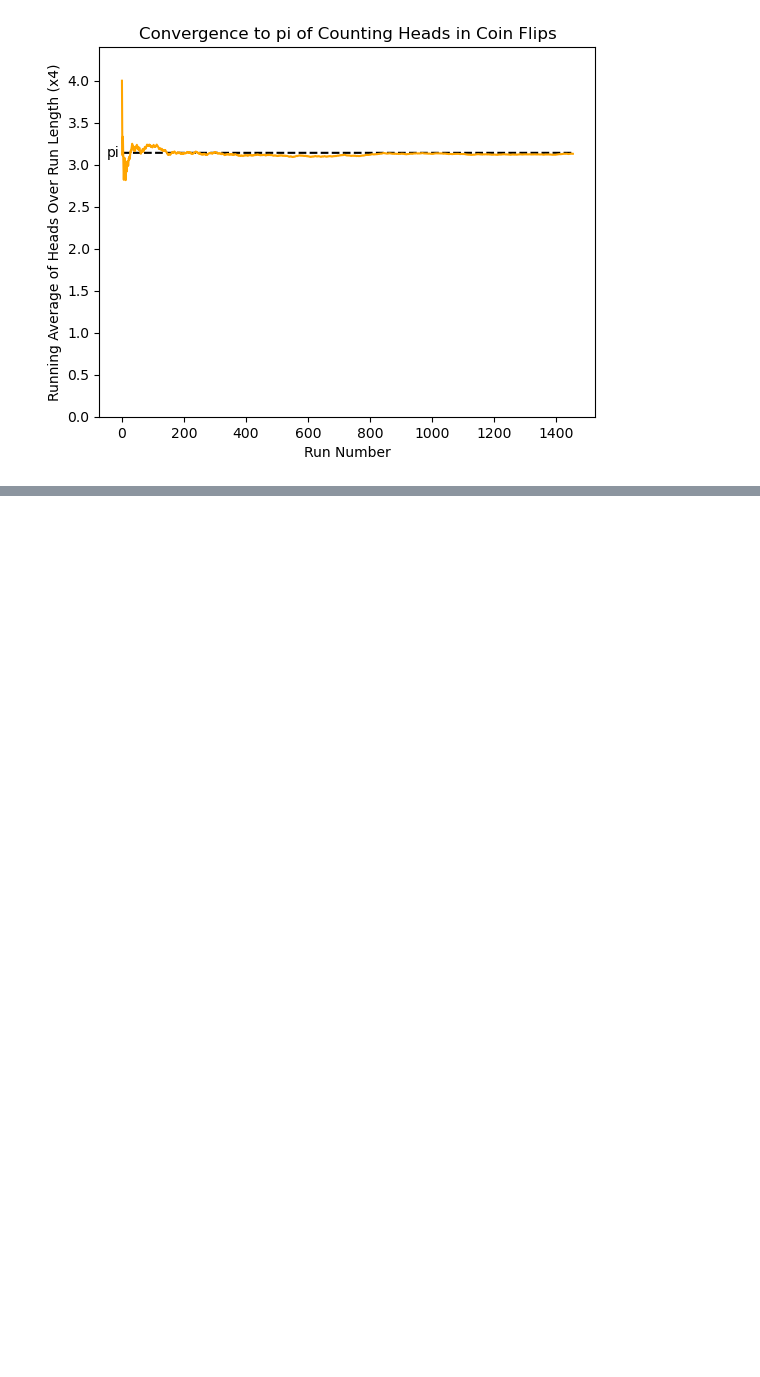
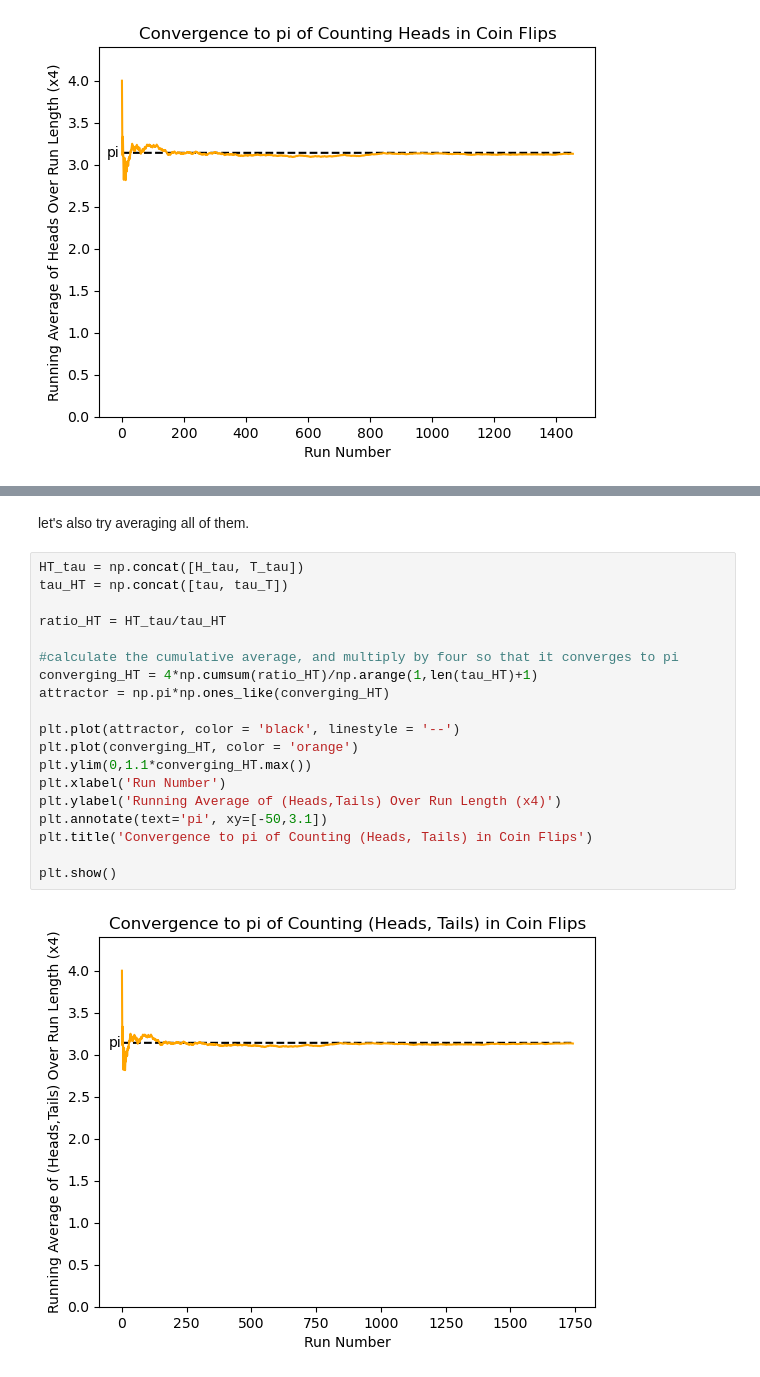
Before and after one commit to alexakane/case-studies, a Jupyter notebook: coin_flips_to_pi.ipynb, the cells around one changed output, grey strips where cells are left out. Saved outputs shown, nothing was run; the diff lists cells and outputs as text; blank space fills up the shorter version.

```diff
--- a/coin_flips_to_pi.ipynb
+++ b/coin_flips_to_pi.ipynb
@@ -84,0 +154,23 @@ np.int8(127)
+# %% [markdown]
+let's also try averaging all of them.
+# %%
+HT_tau = np.concat([H_tau, T_tau])
+tau_HT = np.concat([tau, tau_T])
+
+ratio_HT = HT_tau/tau_HT
+
+#calculate the cumulative average, and multiply by four so that it converges to pi
+converging_HT = 4*np.cumsum(ratio_HT)/np.arange(1,len(tau_HT)+1)
+attractor = np.pi*np.ones_like(converging_HT)
+
+plt.plot(attractor, color = 'black', linestyle = '--')
+plt.plot(converging_HT, color = 'orange')
+plt.ylim(0,1.1*converging_HT.max())
+plt.xlabel('Run Number')
+plt.ylabel('Running Average of (Heads,Tails) Over Run Length (x4)')
+plt.annotate(text='pi', xy=[-50,3.1])
+plt.title('Convergence to pi of Counting (Heads, Tails) in Coin Flips')
+
+plt.show()
+# %% [output]
+[figure, added]
```
Also changed, not shown: parts of 10 cells of this notebook, 1 other file.
